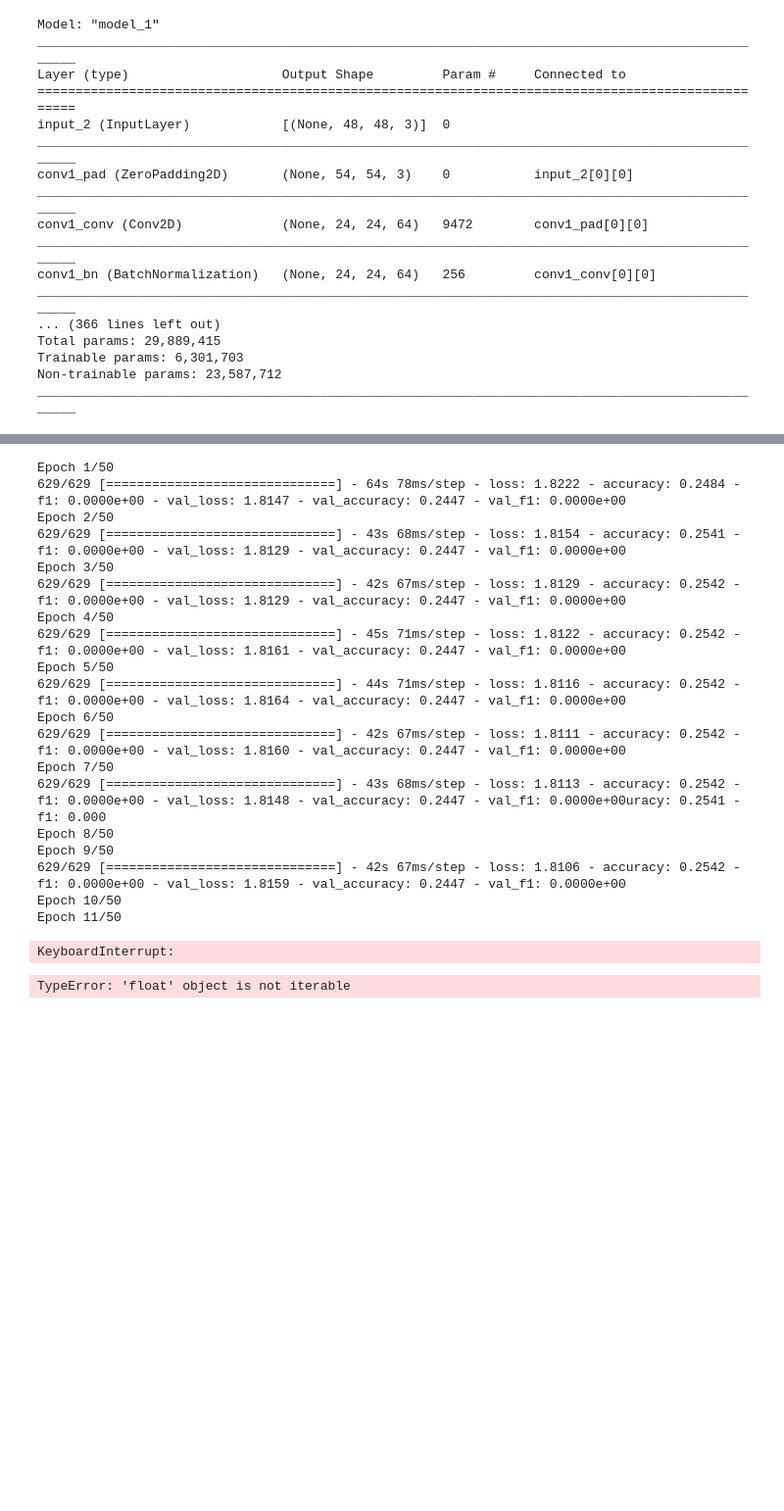
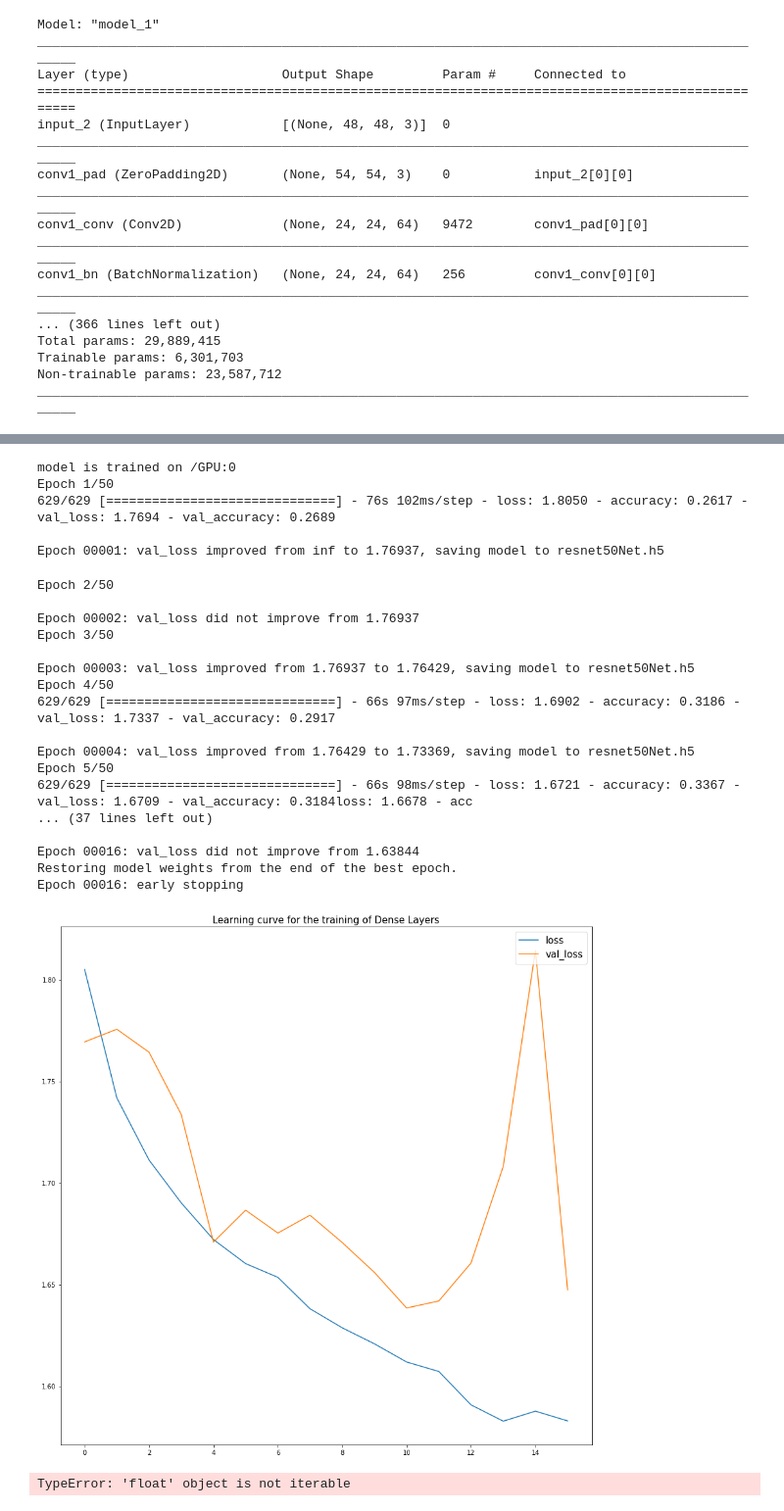
Before and after one commit to oelbourki/facial-emotion-detection, a Jupyter notebook: facial-emotion-detection.ipynb, the cells around one changed output, grey strips where cells are left out. Shown at 98% size. Drawn from its saved outputs; the diff is of its cells as text; code cells hidden in the pictures; blank space fills up the shorter version.

Commit message:
retrain models

```diff
--- a/facial-emotion-detection.ipynb
+++ b/facial-emotion-detection.ipynb
@@ -380,27 +460,32 @@ Best test F1 score: 0.3967440724372864
 # %%
-history_efficientNetB0 = train_model(model=efficientNetB0_model, data=(train_data, val_data),
+callbacks=get_callbacks('resnet50')
+history_resNet50_model= train_model(model=resNet50_model, data=(train_data, val_data),
                                    num_epoch=EPOCHS,
-                                   callbacks=get_callbacks('resnet50'))
+                                   callbacks=callbacks)
 # %% [output]
+model is trained on /GPU:0
 Epoch 1/50
-629/629 [==============================] - 64s 78ms/step - loss: 1.8222 - accuracy: 0.2484 - f1: 0.0000e+00 - val_loss: 1.8147 - val_accuracy: 0.2447 - val_f1: 0.0000e+00
-Epoch 2/50
-629/629 [==============================] - 43s 68ms/step - loss: 1.8154 - accuracy: 0.2541 - f1: 0.0000e+00 - val_loss: 1.8129 - val_accuracy: 0.2447 - val_f1: 0.0000e+00
-Epoch 3/50
-629/629 [==============================] - 42s 67ms/step - loss: 1.8129 - accuracy: 0.2542 - f1: 0.0000e+00 - val_loss: 1.8129 - val_accuracy: 0.2447 - val_f1: 0.0000e+00
-Epoch 4/50
-629/629 [==============================] - 45s 71ms/step - loss: 1.8122 - accuracy: 0.2542 - f1: 0.0000e+00 - val_loss: 1.8161 - val_accuracy: 0.2447 - val_f1: 0.0000e+00
-Epoch 5/50
-629/629 [==============================] - 44s 71ms/step - loss: 1.8116 - accuracy: 0.2542 - f1: 0.0000e+00 - val_loss: 1.8164 - val_accuracy: 0.2447 - val_f1: 0.0000e+00
-Epoch 6/50
-629/629 [==============================] - 42s 67ms/step - loss: 1.8111 - accuracy: 0.2542 - f1: 0.0000e+00 - val_loss: 1.8160 - val_accuracy: 0.2447 - val_f1: 0.0000e+00
-Epoch 7/50
-629/629 [==============================] - 43s 68ms/step - loss: 1.8113 - accuracy: 0.2542 - f1: 0.0000e+00 - val_loss: 1.8148 - val_accuracy: 0.2447 - val_f1: 0.0000e+00uracy: 0.2541 - f1: 0.000
-Epoch 8/50
-Epoch 9/50
-629/629 [==============================] - 42s 67ms/step - loss: 1.8106 - accuracy: 0.2542 - f1: 0.0000e+00 - val_loss: 1.8159 - val_accuracy: 0.2447 - val_f1: 0.0000e+00
-Epoch 10/50
-Epoch 11/50
+629/629 [==============================] - 76s 102ms/step - loss: 1.8050 - accuracy: 0.2617 - val_loss: 1.7694 - val_accuracy: 0.2689
+
+Epoch 00001: val_loss improved from inf to 1.76937, saving model to resnet50Net.h5
-KeyboardInterrupt:
+Epoch 2/50
+
+Epoch 00002: val_loss did not improve from 1.76937
+Epoch 3/50
+
+Epoch 00003: val_loss improved from 1.76937 to 1.76429, saving model to resnet50Net.h5
+Epoch 4/50
+629/629 [==============================] - 66s 97ms/step - loss: 1.6902 - accuracy: 0.3186 - val_loss: 1.7337 - val_accuracy: 0.2917
+
+Epoch 00004: val_loss improved from 1.76429 to 1.73369, saving model to resnet50Net.h5
+Epoch 5/50
+629/629 [==============================] - 66s 98ms/step - loss: 1.6721 - accuracy: 0.3367 - val_loss: 1.6709 - val_accuracy: 0.3184loss: 1.6678 - acc
+... (37 lines left out)
+
+Epoch 00016: val_loss did not improve from 1.63844
+Restoring model weights from the end of the best epoch.
+Epoch 00016: early stopping
 # %%
-plot_trainig_history(history_efficientNetB0)
+plot_trainig_history(history_resNet50_model)
+# %% [output]
+[figure, added]
```
Also changed, not shown: parts of 13 cells of this notebook.
